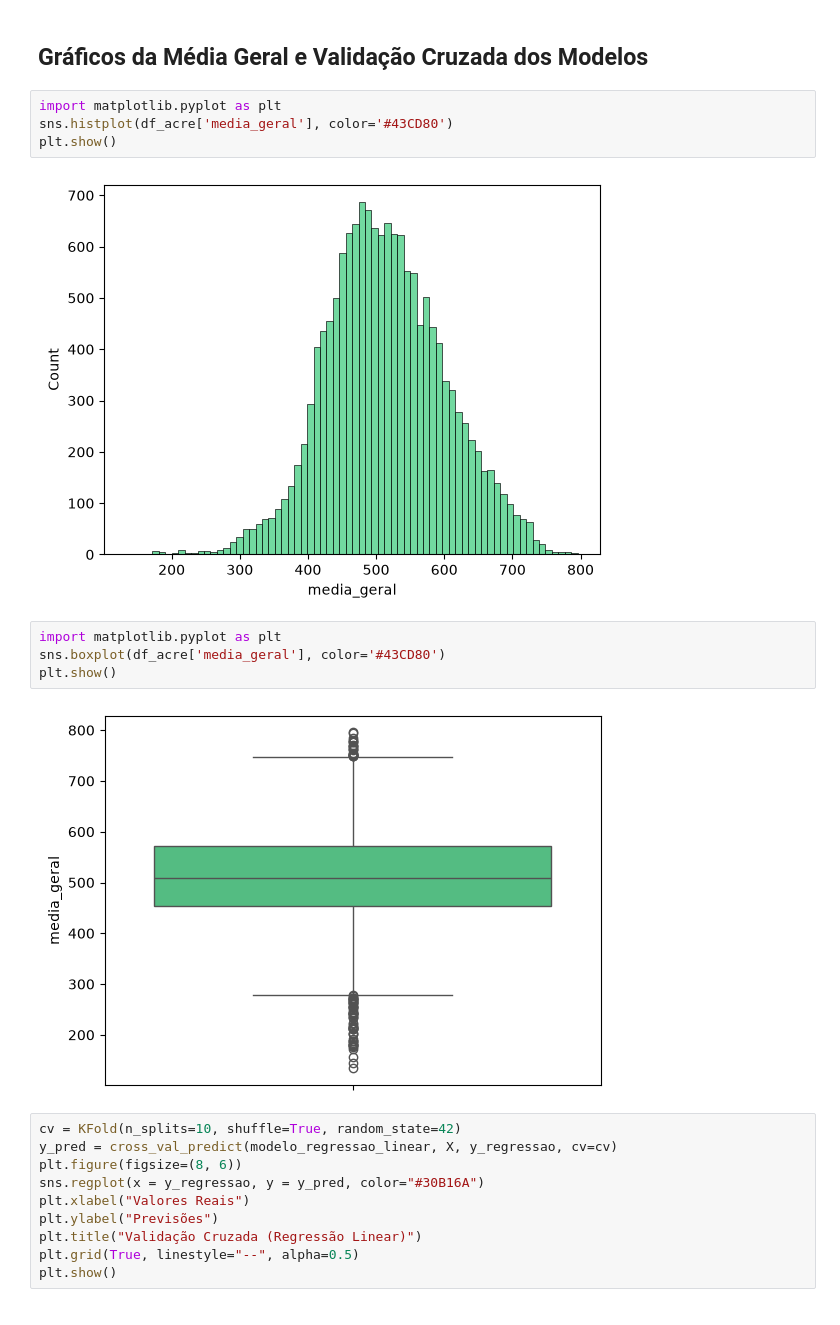
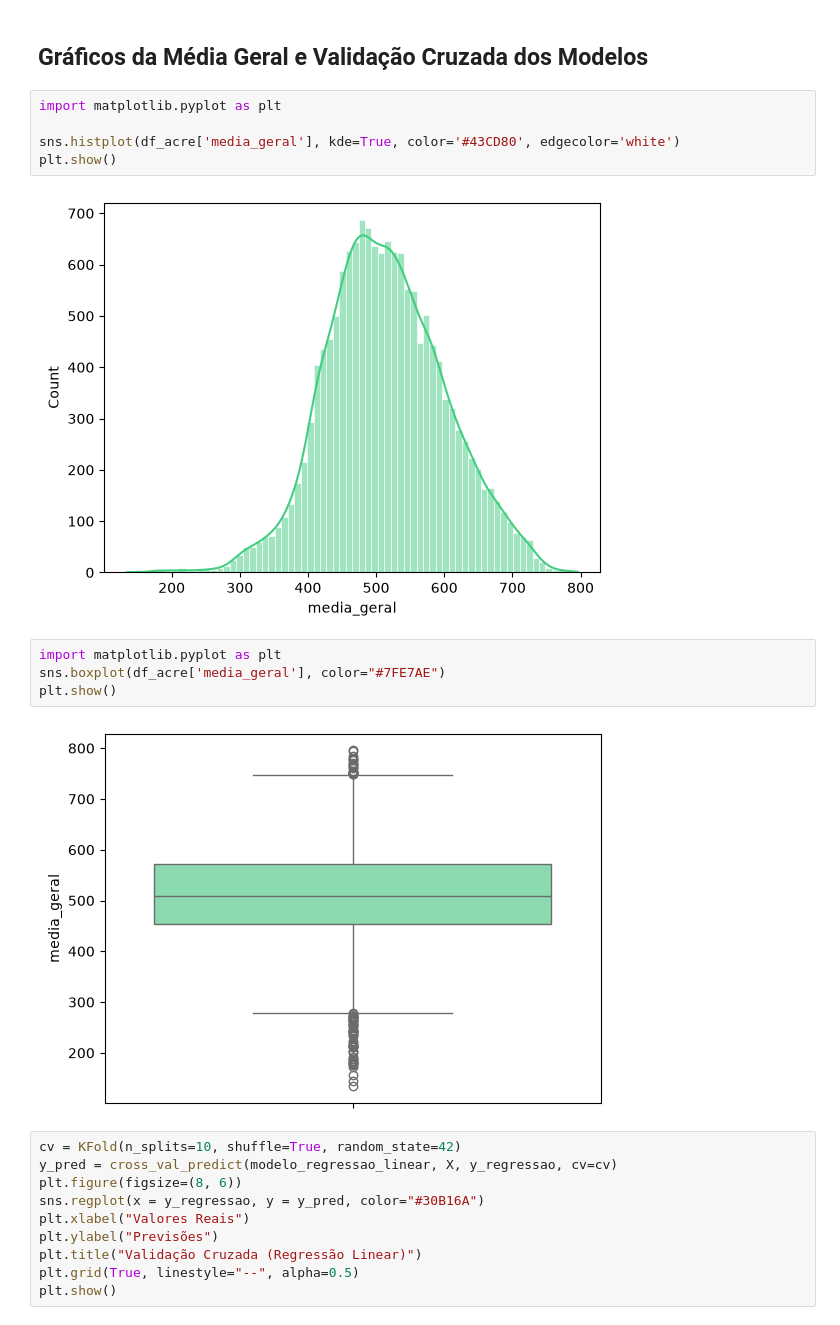
Before and after one commit to mvs105/TESI1-2026.1, a Jupyter notebook: regressao_enem_acre.ipynb, the cells around one changed output. Drawn from its saved outputs; the diff is of its cells as text.

```diff
--- a/regressao_enem_acre.ipynb
+++ b/regressao_enem_acre.ipynb
@@ -488,16 +570,17 @@ display(df_comparacao.round(2))
 ## Gráficos da Média Geral e Validação Cruzada dos Modelos
 # %%
 import matplotlib.pyplot as plt
-sns.histplot(df_acre['media_geral'], color='#43CD80')
+
+sns.histplot(df_acre['media_geral'], kde=True, color='#43CD80', edgecolor='white')
 plt.show()
 # %% [output]
-[figure, old version]
+[figure, new version]
 # %%
 import matplotlib.pyplot as plt
-sns.boxplot(df_acre['media_geral'], color='#43CD80')
+sns.boxplot(df_acre['media_geral'], color="#7FE7AE")
 plt.show()
 # %% [output]
-[figure, old version]
+[figure, new version]
 # %%
 cv = KFold(n_splits=10, shuffle=True, random_state=42)
 y_pred = cross_val_predict(modelo_regressao_linear, X, y_regressao, cv=cv)
```
Also changed, not shown: parts of 9 cells of this notebook.
